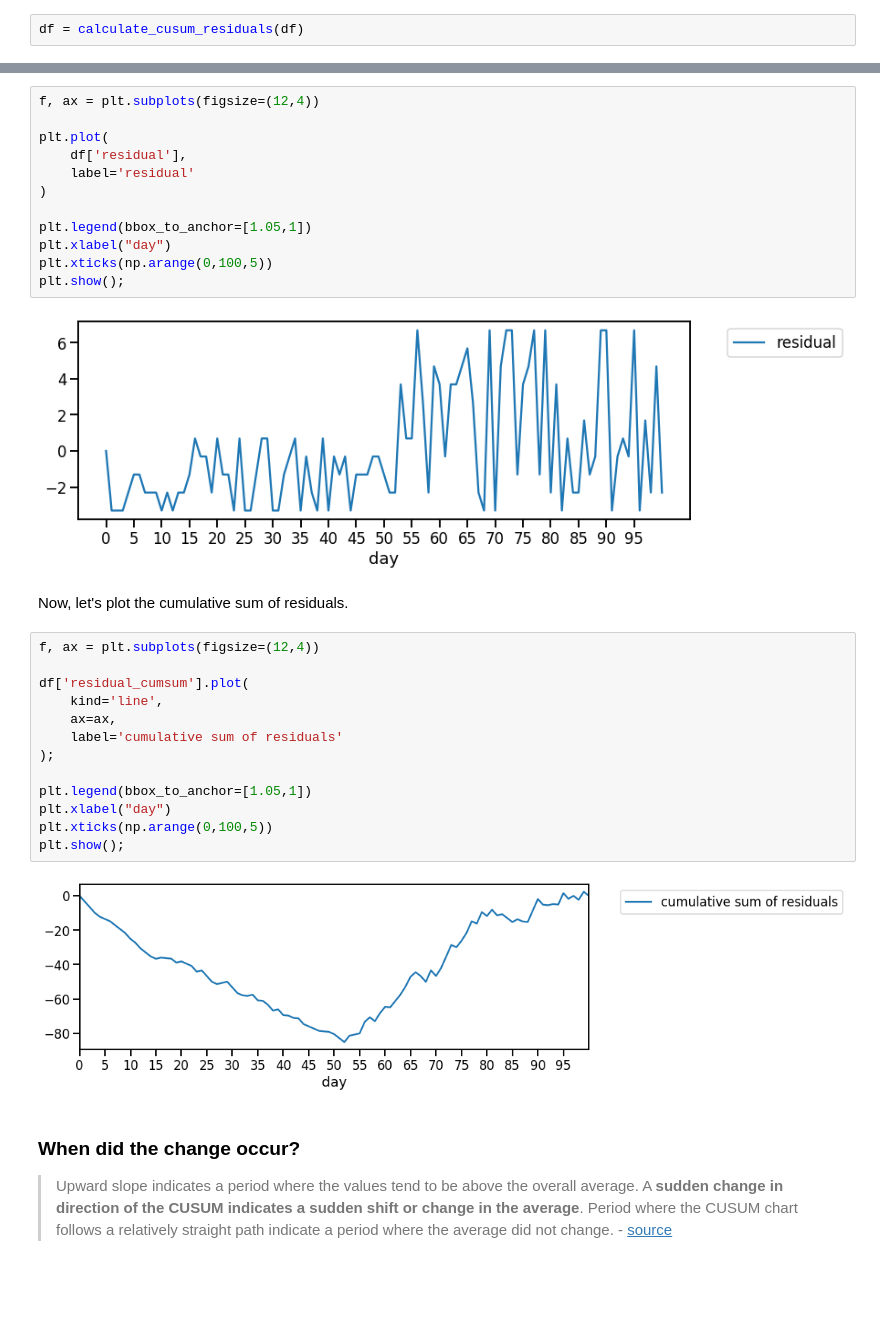
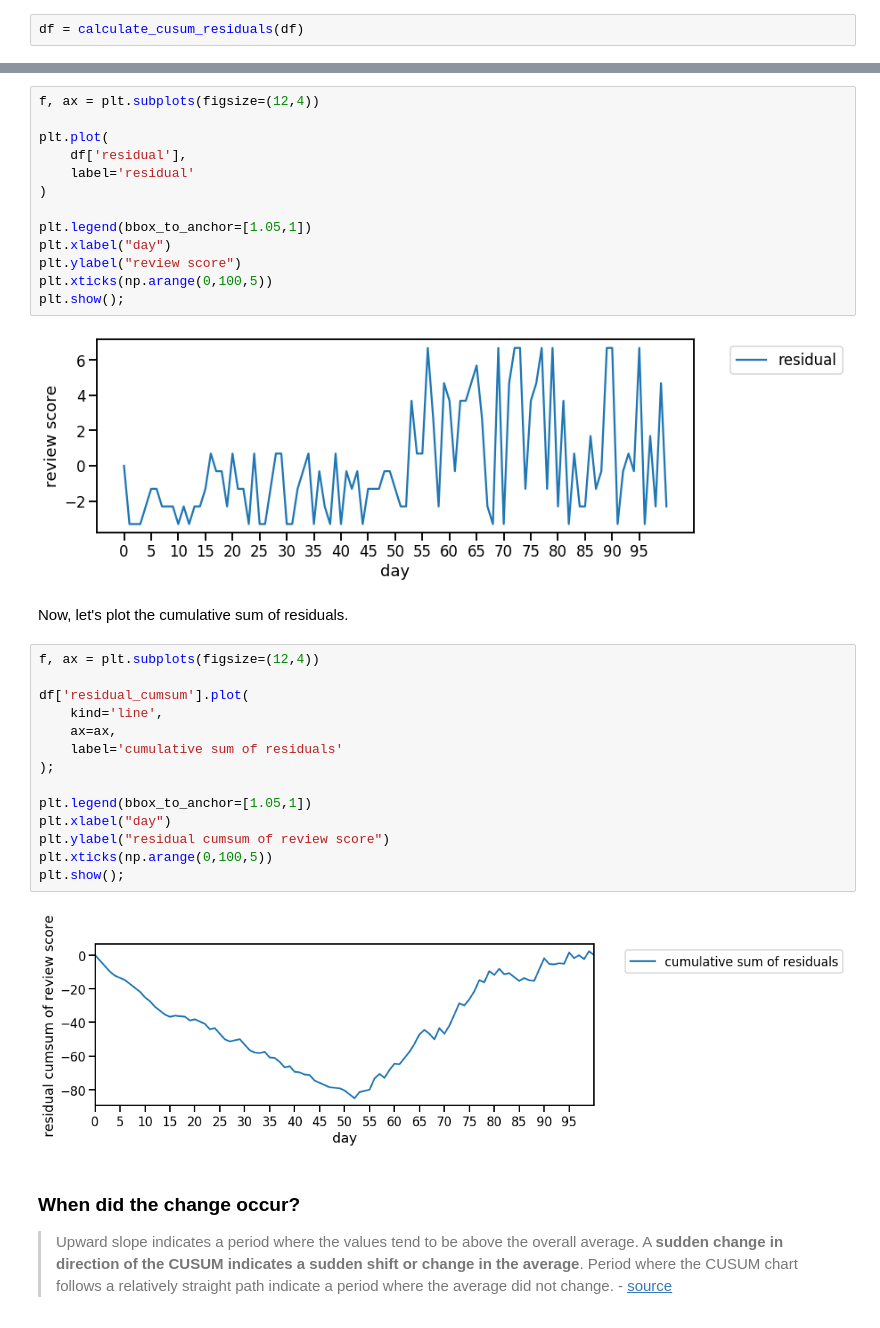
Before and after one commit to elvyna/talk, a Jupyter notebook: Introduction to Change Point Analysis.ipynb, the cells around one changed output, grey strips where cells are left out. Saved outputs shown, nothing was run; the diff lists cells and outputs as text; blank space fills up the shorter version.

Commit message:
add ylabel to plots

```diff
--- a/Introduction to Change Point Analysis.ipynb
+++ b/Introduction to Change Point Analysis.ipynb
@@ -193,27 +195,29 @@ plt.plot(
 
 plt.legend(bbox_to_anchor=[1.05,1])
 plt.xlabel("day")
+plt.ylabel("review score")
 plt.xticks(np.arange(0,100,5))
 plt.show();
 # %% [output]
-[figure, old version]
+[figure, new version]
 # %% [markdown]
 Now, let's plot the cumulative sum of residuals.
 # %%
 f, ax = plt.subplots(figsize=(12,4))
 
 df['residual_cumsum'].plot(
     kind='line',
     ax=ax,
     label='cumulative sum of residuals'
 );
 
 plt.legend(bbox_to_anchor=[1.05,1])
 plt.xlabel("day")
+plt.ylabel("residual cumsum of review score")
 plt.xticks(np.arange(0,100,5))
 plt.show();
 # %% [output]
-[figure, old version]
+[figure, new version]
 # %% [markdown]
 ### When did the change occur?
 
```
Also changed, not shown: parts of 8 cells of this notebook.
